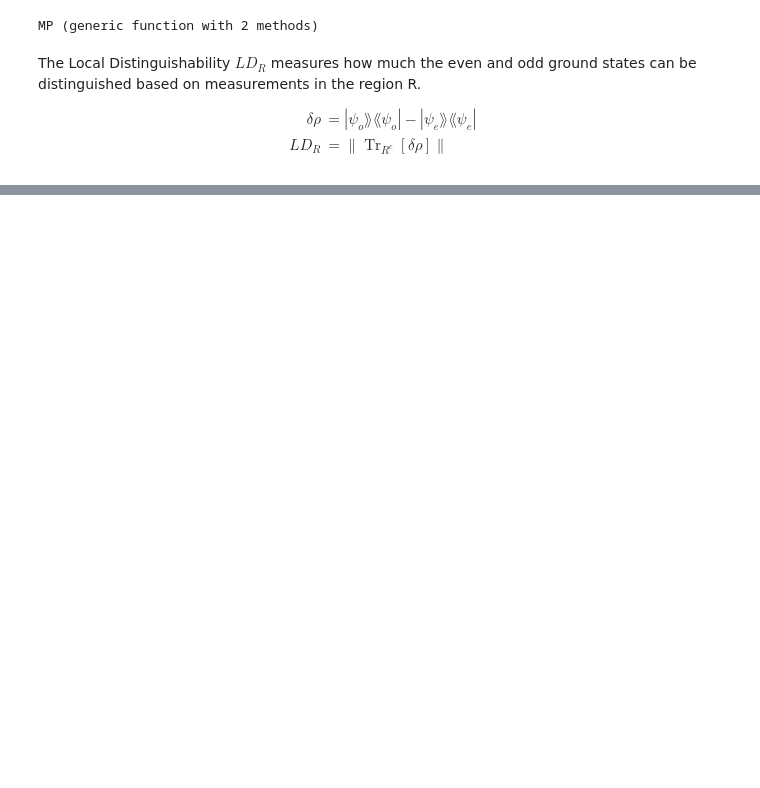
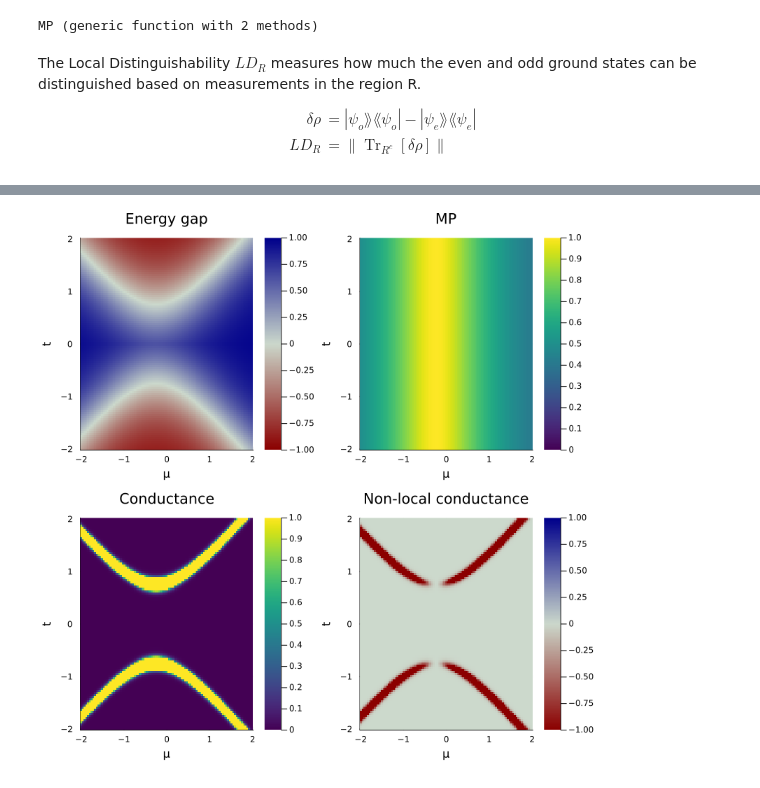
Before and after one commit to cvsvensson/QuantumDots.jl, a Jupyter notebook: examples/pmm_notebook.jl.ipynb, the cells around one changed output, grey strips where cells are left out. Cells and saved outputs as stored; diff of their text form; code cells hidden in the pictures; blank space fills up the shorter version.

```diff
--- a/examples/pmm_notebook.jl.ipynb
+++ b/examples/pmm_notebook.jl.ipynb
@@ -471,0 +420,12 @@ Closest candidates are:
+# %%
+μs = range(-2, 2, length=100)
+ts = range(-2, 2, length=100)
+data_transport = [fullsolve_transport(μ, t, 1.0, 0.5) for μ in μs, t in ts];
+# %%
+p1 = heatmap(μs, ts, map(x -> tanh(x.gap), data_transport)', xlabel="μ", ylabel="t", title="Energy gap", c=:redsblues, clims=(-1, 1))
+p2 = heatmap(μs, ts, map(x -> x.mp, data_transport)', xlabel="μ", ylabel="t", title="MP", c=:viridis, clims=(0, 1))
+p3 = heatmap(μs, ts, map(x -> x.cond[1, 1] , data_transport)', xlabel="μ", ylabel="t", title="Conductance", c=:viridis, clims=(0, 1))
+p4 = heatmap(μs, ts, map(x -> x.cond[1, 2], data_transport)', xlabel="μ", ylabel="t", title="Non-local conductance", c=:redsblues, clims=(-1, 1))
+fig = plot(p1, p2, p3, p4, size=400 .* (2, 2))
+# %% [output]
+[figure, added]
```
Also changed, not shown: parts of 63 cells of this notebook, 3 other files.
